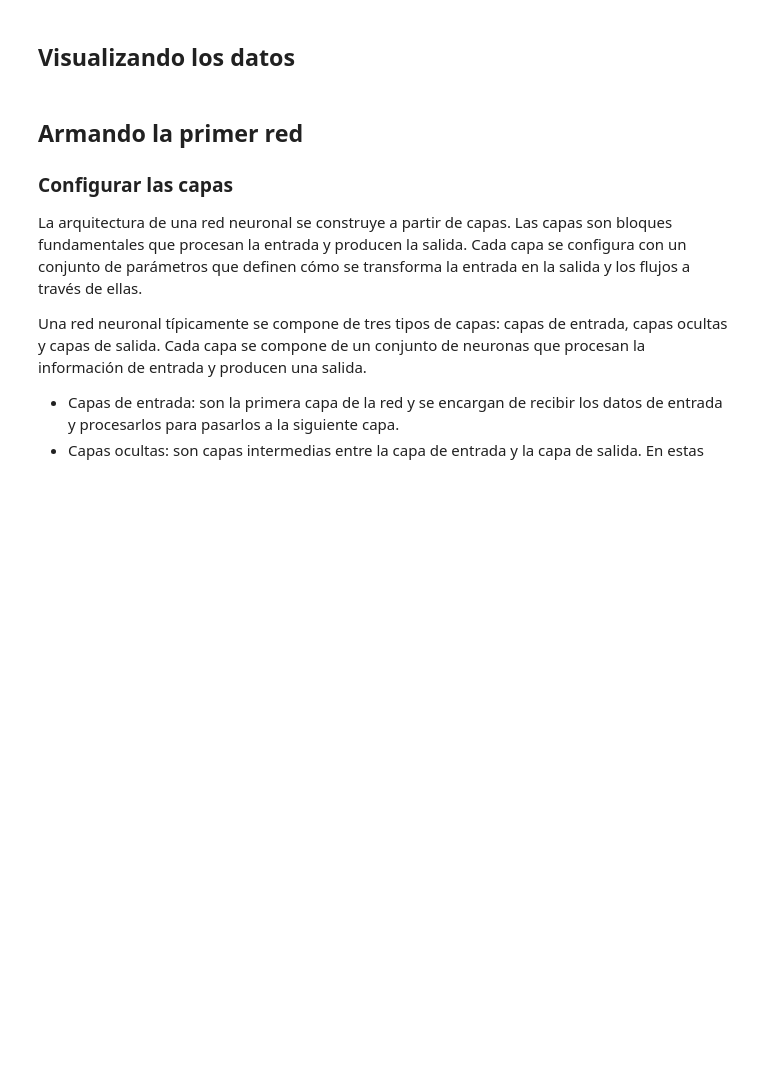
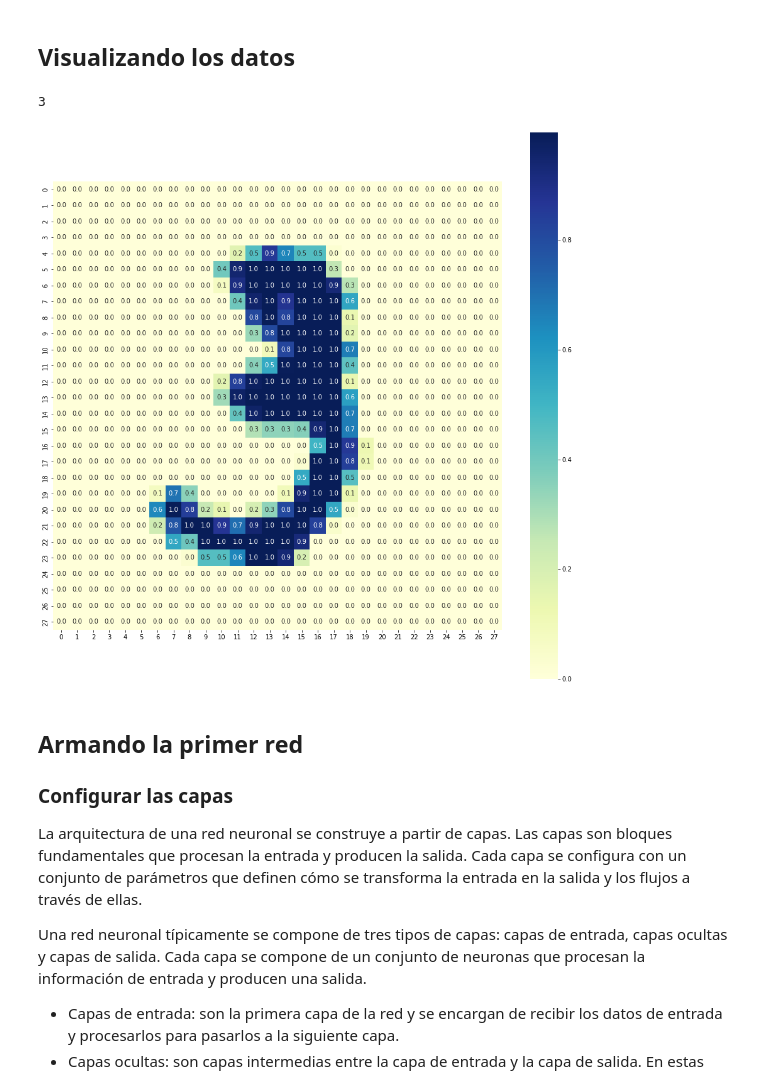
Before and after one commit to ignaciomsarmiento/ML_UNLP_Lectures, a Jupyter notebook: Week05/Notebook_SS05_MNIST.ipynb, the cells around one changed output. Saved outputs shown, nothing was run; the diff lists cells and outputs as text; code cells hidden in the pictures; blank space fills up the shorter version.

```diff
--- a/Week05/Notebook_SS05_MNIST.ipynb
+++ b/Week05/Notebook_SS05_MNIST.ipynb
@@ -92,19 +97,22 @@ y_test=data['test_y']
 # %%
 import matplotlib.pyplot as plt
 import numpy as np
 import seaborn as sns
 
 # Index number of an instance (change this to view another instance).
-i = 1
+i = 10
 
 data = np.load('mnist.npz')
 image = data['train_x'][i]
 label = data['train_y'][i]
 
 print(label)
 f, ax = plt.subplots(figsize=(16, 16))
 sns.heatmap(image, annot=True, fmt='.1f', square=True, cmap="YlGnBu")
 plt.show()
+# %% [output]
+3
+[figure, added]
 # %% [markdown]
 ## Armando la primer red
 
```
Also changed, not shown: parts of 15 cells of this notebook, 7 other files.
